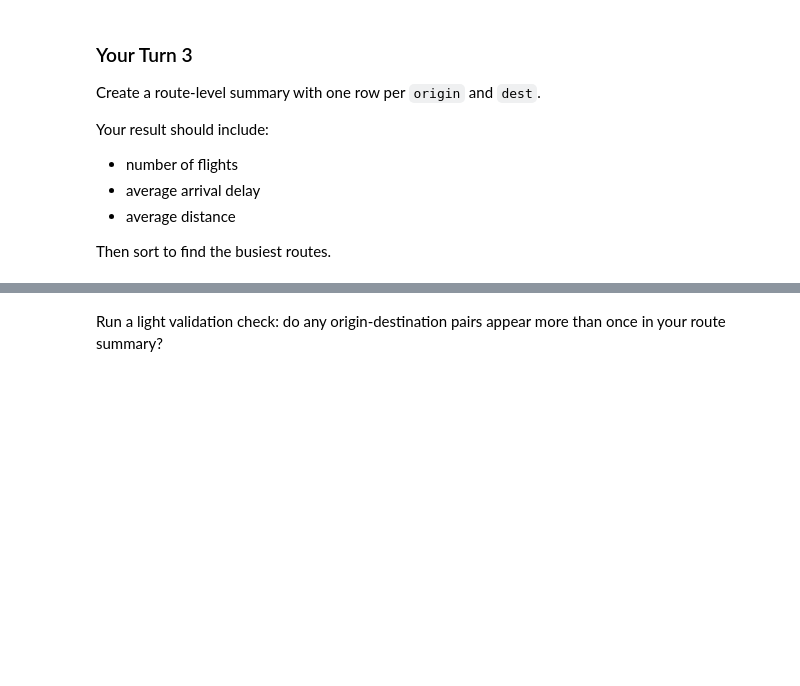
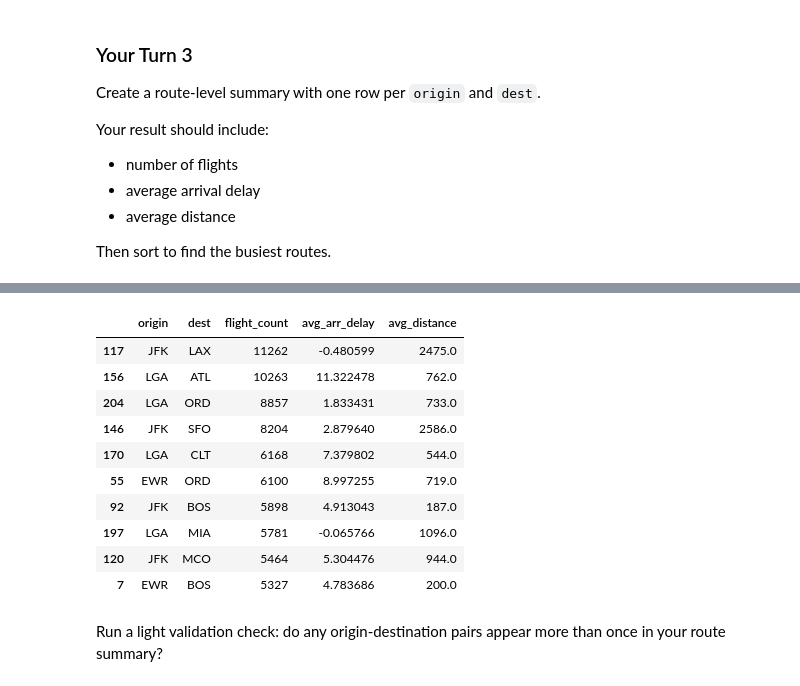
Before and after one commit to kalshaikhli/ban6003-week7-8-Karrar-Alshaikhli, a Jupyter notebook: notebooks/module7_aggregation_reshaping_guided_lab.ipynb, the cells around one changed output, grey strips where cells are left out. Saved outputs shown, nothing was run; the diff lists cells and outputs as text; code cells hidden in the pictures; blank space fills up the shorter version.

Commit message:
carrier-month and route aggregation
Completed carrier-month and route-level summaries, validated row counts and unique keys, investigated a missing arrival delay, and documented the unit of analysis.

```diff
--- a/notebooks/module7_aggregation_reshaping_guided_lab.ipynb
+++ b/notebooks/module7_aggregation_reshaping_guided_lab.ipynb
@@ -415,3 +428,14 @@ Then sort to find the busiest routes.
 # %%
 # Your Turn 3
 # Create one row per origin-destination route.
+# Your Turn 3: Route-Level Summary
+# Group flights by origin and destination.
+# Each row represents one unique origin-destination route.
+
+route_summary = flights.groupby(["origin", "dest"]).agg(
+    flight_count=("flight", "count"),
+    avg_arr_delay=("arr_delay", "mean"),
+    avg_distance=("distance", "mean")
+)
+
+route_summary.head()
@@ -417,0 +450,7 @@ Then sort to find the busiest routes.
+# %%
+# Karrar: Convert origin and destination into regular columns.
+# Karrar: This makes the route summary easier to sort and validate.
+
+route_summary = route_summary.reset_index()
+
+route_summary.head()
@@ -418,3 +464,20 @@ Then sort to find the busiest routes.
+# %%
+# Karrar:Sort routes by flight count from highest to lowest.
+# Karrar: Display the 10 busiest routes.
+
+route_summary.sort_values("flight_count", ascending=False).head(10)
+# %% [output]
+|  | origin | dest | flight_count | avg_arr_delay | avg_distance |
+| 117 | JFK | LAX | 11262 | -0.480599 | 2475.0 |
+| 156 | LGA | ATL | 10263 | 11.322478 | 762.0 |
+| 204 | LGA | ORD | 8857 | 1.833431 | 733.0 |
+| 146 | JFK | SFO | 8204 | 2.879640 | 2586.0 |
+| 170 | LGA | CLT | 6168 | 7.379802 | 544.0 |
+| 55 | EWR | ORD | 6100 | 8.997255 | 719.0 |
+| 92 | JFK | BOS | 5898 | 4.913043 | 187.0 |
+| 197 | LGA | MIA | 5781 | -0.065766 | 1096.0 |
+| 120 | JFK | MCO | 5464 | 5.304476 | 944.0 |
+| 7 | EWR | BOS | 5327 | 4.783686 | 200.0 |
 # %% [markdown]
 Run a light validation check: do any origin-destination pairs appear more than once in your route summary?
 # %%
```
Also changed, not shown: parts of 8 cells of this notebook.
